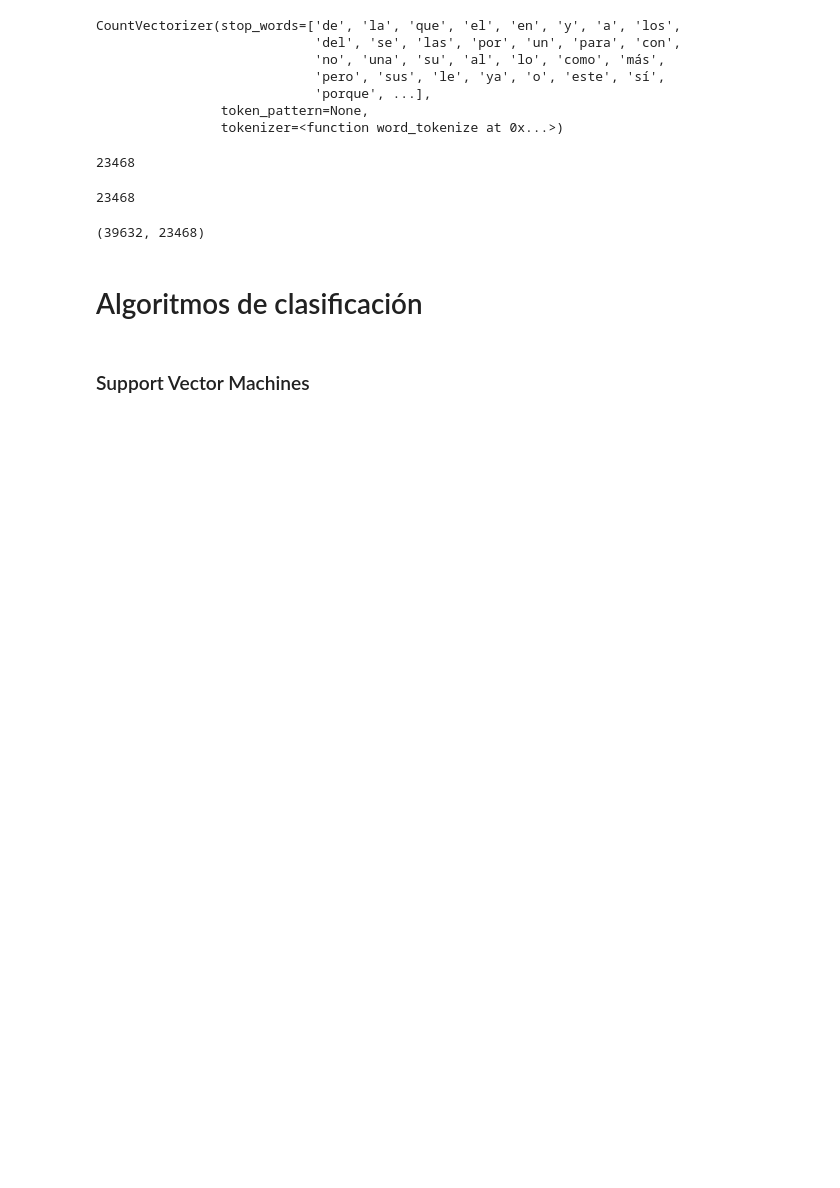
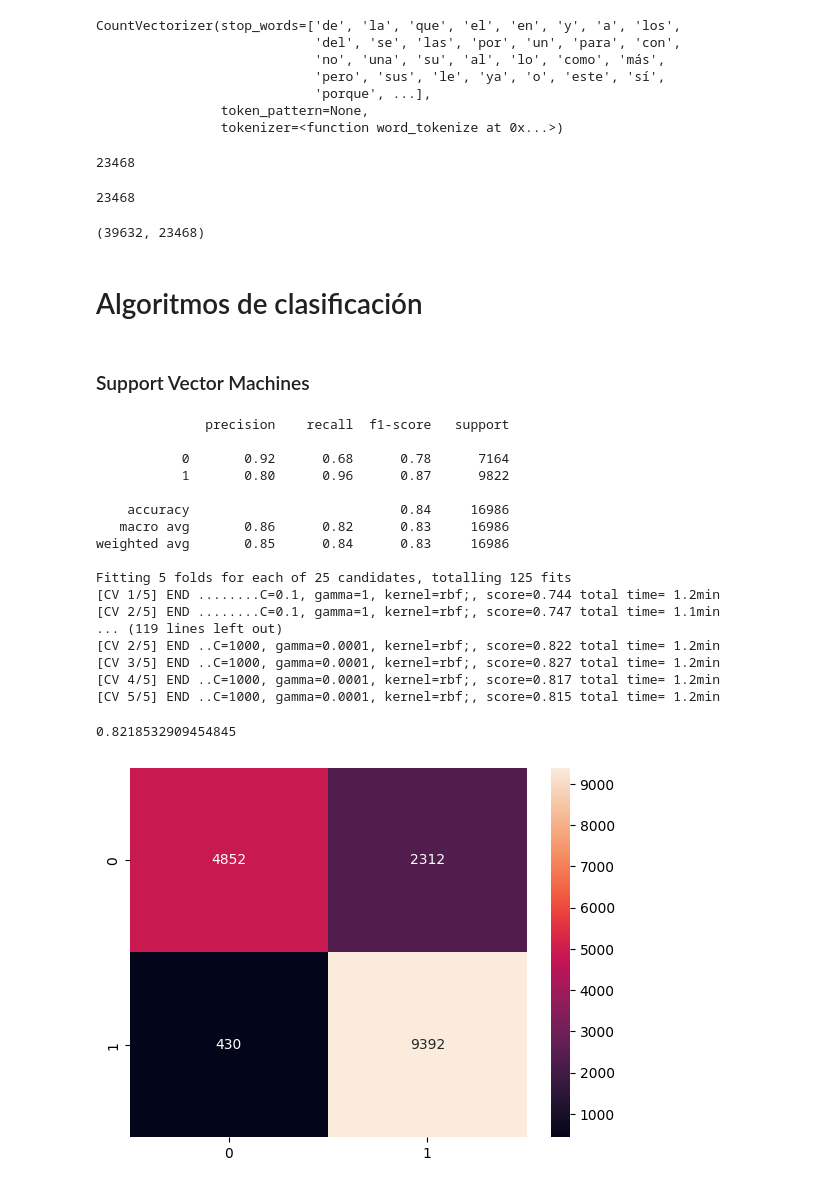
Before and after one commit to InteligenciaNegocios-G14/Proyecto1, a Jupyter notebook: Proyeto1.ipynb, the cells around one changed output. Cells and saved outputs as stored; diff of their text form; code cells hidden in the pictures; blank space fills up the shorter version.

```diff
--- a/Proyeto1.ipynb
+++ b/Proyeto1.ipynb
@@ -313,3 +313,57 @@ X_tfidf.shape
 # Algoritmos de clasificación
 # %% [markdown]
 ### Support Vector Machines
+# %%
+# crean un modelo de SVM para clasificar las noticias
+from sklearn.svm import SVC
+from sklearn.metrics import accuracy_score
+
+svm = SVC(kernel='linear', C=1.0, random_state=1)
+svm.fit(X_tfidf, Y_train)
+
+X_tfidf_test = tfidf.transform(X_test)
+Y_pred = svm.predict(X_tfidf_test)
+accuracy_score(Y_test, Y_pred)
+
+from sklearn.metrics import confusion_matrix
+import seaborn as sns
+
+cm = confusion_matrix(Y_test, Y_pred)
+sns.heatmap(cm, annot=True, fmt='d')
+
+from sklearn.metrics import classification_report
+
+print(classification_report(Y_test, Y_pred))
+
+from sklearn.model_selection import GridSearchCV
+
+param_grid = {'C': [0.1, 1, 10, 100, 1000], 'gamma': [1, 0.1, 0.01, 0.001, 0.0001], 'kernel': ['rbf']}
+grid = GridSearchCV(SVC(), param_grid, refit=True, verbose=3)
+grid.fit(X_tfidf, Y_train)
+
+grid.best_params_
+
+grid.best_estimator_
+
+grid_predictions = grid.predict(X_tfidf_test)
+accuracy_score(Y_test, grid_predictions)
+# %% [output]
+              precision    recall  f1-score   support
+
+           0       0.92      0.68      0.78      7164
+           1       0.80      0.96      0.87      9822
+
+    accuracy                           0.84     16986
+   macro avg       0.86      0.82      0.83     16986
+weighted avg       0.85      0.84      0.83     16986
+
+Fitting 5 folds for each of 25 candidates, totalling 125 fits
+[CV 1/5] END ........C=0.1, gamma=1, kernel=rbf;, score=0.744 total time= 1.2min
+[CV 2/5] END ........C=0.1, gamma=1, kernel=rbf;, score=0.747 total time= 1.1min
+... (119 lines left out)
+[CV 2/5] END ..C=1000, gamma=0.0001, kernel=rbf;, score=0.822 total time= 1.2min
+[CV 3/5] END ..C=1000, gamma=0.0001, kernel=rbf;, score=0.827 total time= 1.2min
+[CV 4/5] END ..C=1000, gamma=0.0001, kernel=rbf;, score=0.817 total time= 1.2min
+[CV 5/5] END ..C=1000, gamma=0.0001, kernel=rbf;, score=0.815 total time= 1.2min
+0.8218532909454845
+[figure, added]
```
